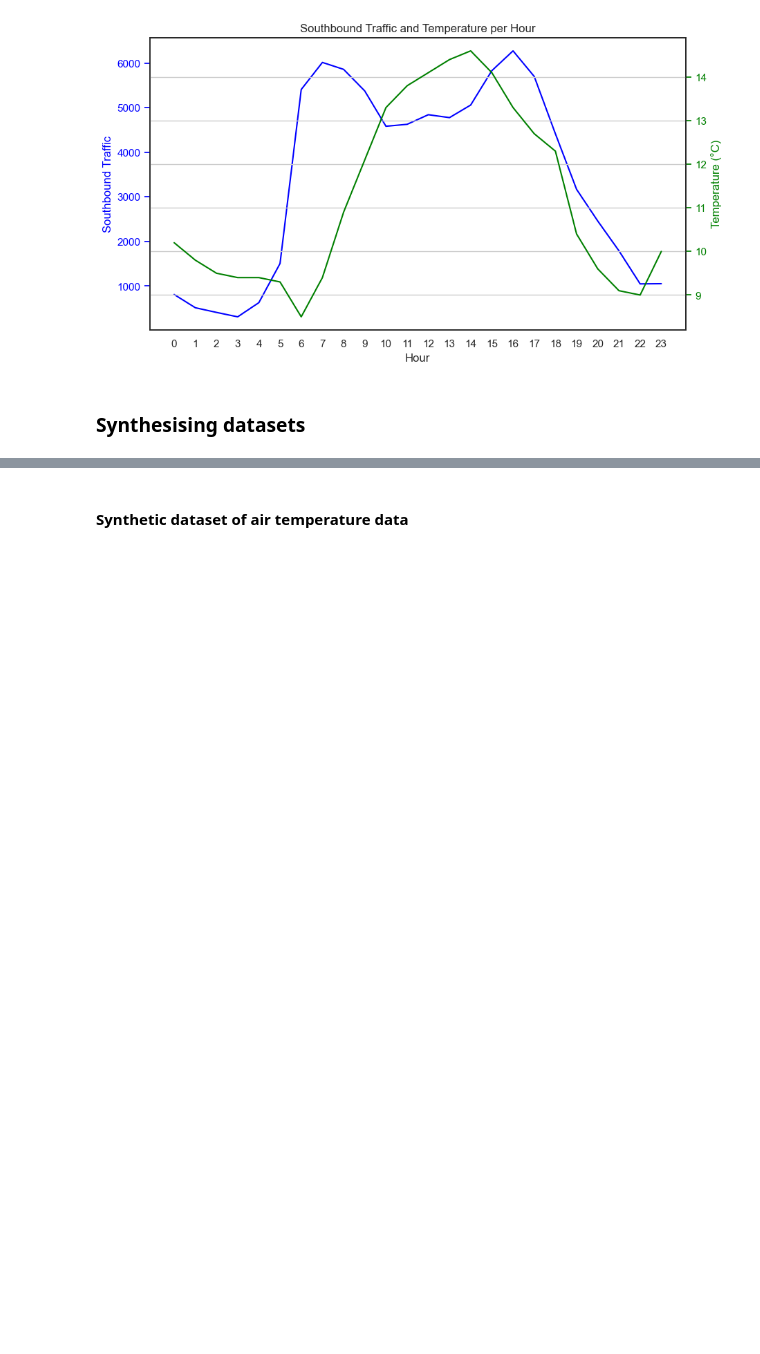
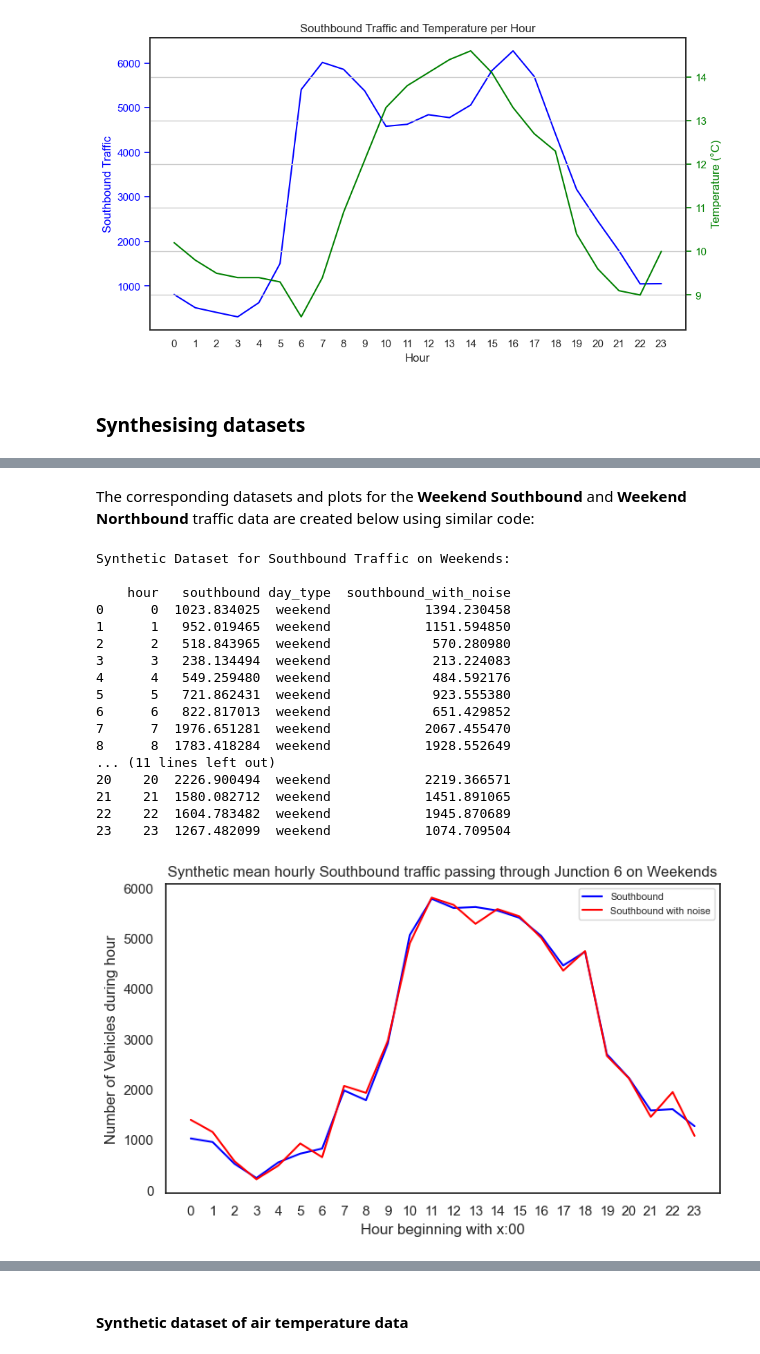
Before and after one commit to jmce22/pfda_project1, a Jupyter notebook: pfda_project1.ipynb, the cells around one changed output, grey strips where cells are left out. Drawn from its saved outputs; the diff is of its cells as text; code cells hidden in the pictures; blank space fills up the shorter version.

```diff
--- a/pfda_project1.ipynb
+++ b/pfda_project1.ipynb
@@ -871 +923,47 @@ Next, I will plot this synthetic ("Week 5") data alongside the actual Southbound
+# %% [markdown]
+The corresponding datasets and plots for the **Weekend Southbound** and **Weekend Northbound** traffic data are created below using similar code:
+# %%
+synth_weekend_s_hourly = np.random.normal(loc=mean_weekend_s_hourly, scale=std_weekend_s_hourly, size=24)
+
+df_synth_weekend_s_hourly = pd.DataFrame({'hour': range(24), 'southbound': synth_weekend_s_hourly, 'day_type': 'weekend'})
+
+noise = 200
+# for weekend traffic, a noise factor of 200 vehicles can sometimes lead to a minus figure for average number of vehicles.
+# I want to retain this level of noise, however, since reducing it will reduce the impact of noise elsewhere in the dataset and make
+# it too similar to the non-noisy dataset
+
+df_synth_weekend_s_hourly['southbound_with_noise'] = df_synth_weekend_s_hourly['southbound'] + np.random.normal(loc=0, scale=noise, size=24)
+
+print('Synthetic Dataset for Southbound Traffic on Weekends:')
+print()
+print(df_synth_weekend_s_hourly)
+
+plt.figure(figsize=(8,4.5))
+plt.plot(df_synth_weekend_s_hourly['southbound'], label = 'Southbound', color = 'blue')
+plt.plot(df_synth_weekend_s_hourly['southbound_with_noise'], label = 'Southbound with noise', color = 'red')
+plt.xlabel('Hour beginning with x:00')
+plt.xticks(np.arange(24))
+plt.ylabel('Number of Vehicles during hour')
+plt.title('Synthetic mean hourly Southbound traffic passing through Junction 6 on Weekends')
+plt.legend(["Southbound", "Southbound with noise"], loc ="upper right", prop={'size': 8})
+plt.show()
+# %% [output]
+Synthetic Dataset for Southbound Traffic on Weekends:
+
+    hour   southbound day_type  southbound_with_noise
+0      0  1023.834025  weekend            1394.230458
+1      1   952.019465  weekend            1151.594850
+2      2   518.843965  weekend             570.280980
+3      3   238.134494  weekend             213.224083
+4      4   549.259480  weekend             484.592176
+5      5   721.862431  weekend             923.555380
+6      6   822.817013  weekend             651.429852
+7      7  1976.651281  weekend            2067.455470
+8      8  1783.418284  weekend            1928.552649
+... (11 lines left out)
+20    20  2226.900494  weekend            2219.366571
+21    21  1580.082712  weekend            1451.891065
+22    22  1604.783482  weekend            1945.870689
+23    23  1267.482099  weekend            1074.709504
+[figure, added]
 # %%
```
Also changed, not shown: parts of 12 cells of this notebook.
